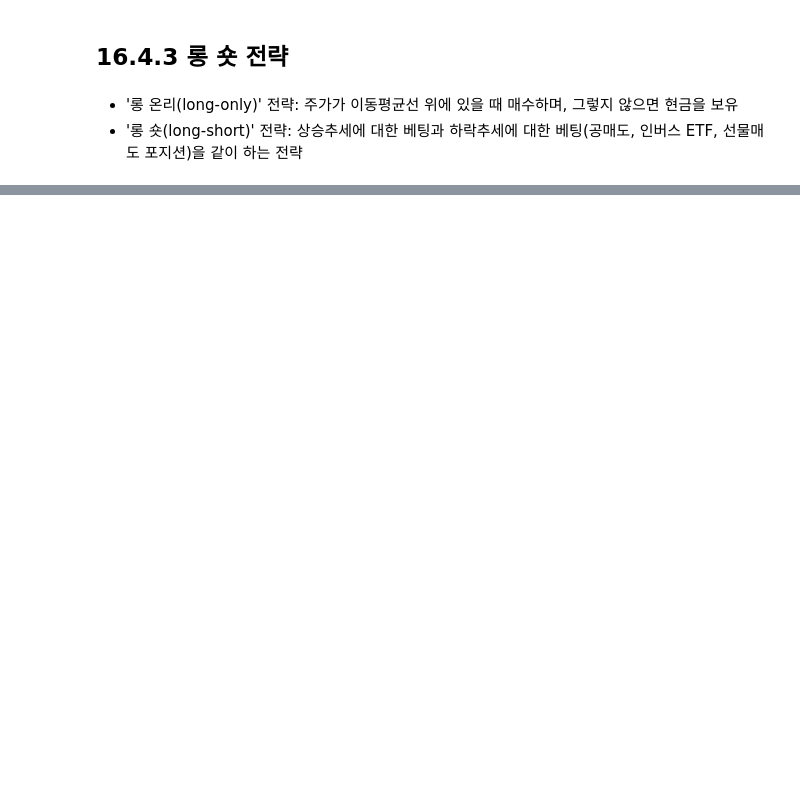
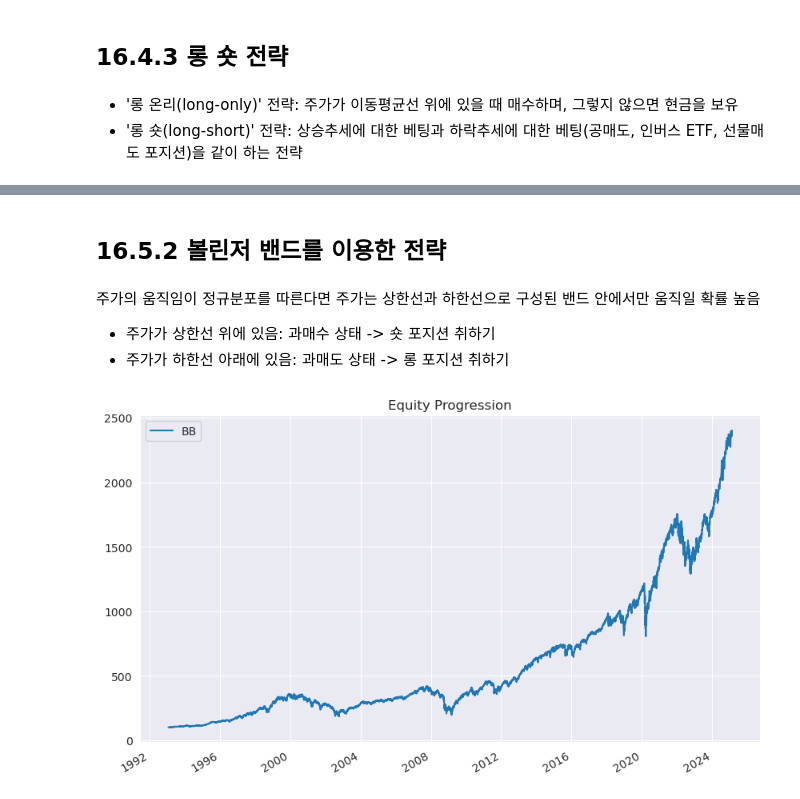
Before and after one commit to Glesep/Quant, a Jupyter notebook: chap_16/chap16.ipynb, the cells around one changed output, grey strips where cells are left out. Drawn from its saved outputs; the diff is of its cells as text; code cells hidden in the pictures; blank space fills up the shorter version.

```diff
--- a/chap_16/chap16.ipynb
+++ b/chap_16/chap16.ipynb
@@ -447,0 +556,31 @@ plt.show()
+# %% [markdown]
+## 16.5.2 볼린저 밴드를 이용한 전략
+# %% [markdown]
+주가의 움직임이 정규분포를 따른다면 주가는 상한선과 하한선으로 구성된 밴드 안에서만 움직일 확률 높음
+- 주가가 상한선 위에 있음: 과매수 상태 -> 숏 포지션 취하기
+- 주가가 하한선 아래에 있음: 과매도 상태 -> 롱 포지션 취하기
+# %%
+band = ta.bbands(data['SPY'], length=20, std=2)
+
+bb = pd.concat([band[['BBL_20_2.0', 'BBM_20_2.0', 'BBU_20_2.0']], data['SPY']], axis=1)
+bb.columns = ['Upper Band', 'Mid Band', 'Lower Band', 'SPY']
+# %%
+import numpy as np
+
+signal = data.copy()
+signal['SPY'] = np.nan
+
+signal[bb['SPY'] > bb['Upper Band']] = -1   # 과매수 상태
+signal[bb['SPY'] < bb['Lower Band']] = 1    # 과매도 상태
+signal[signal.isnull()] = 0
+# %%
+strategy = bt.Strategy('BB',
+                       [bt.algos.WeighTarget(signal),
+                        bt.algos.Rebalance()])
+backtest = bt.Backtest(strategy, data)
+result = bt.run(backtest)
+
+result.plot(figsize=(10, 6))
+plt.show()      # 볼린저 밴드를 이용한 평균회귀 트레이딩을 할 경우에도 장기간으로 큰 손실 없이 잘 작동한다.
+# %% [output]
+[figure, added]
```
Also changed, not shown: parts of 23 cells of this notebook.
